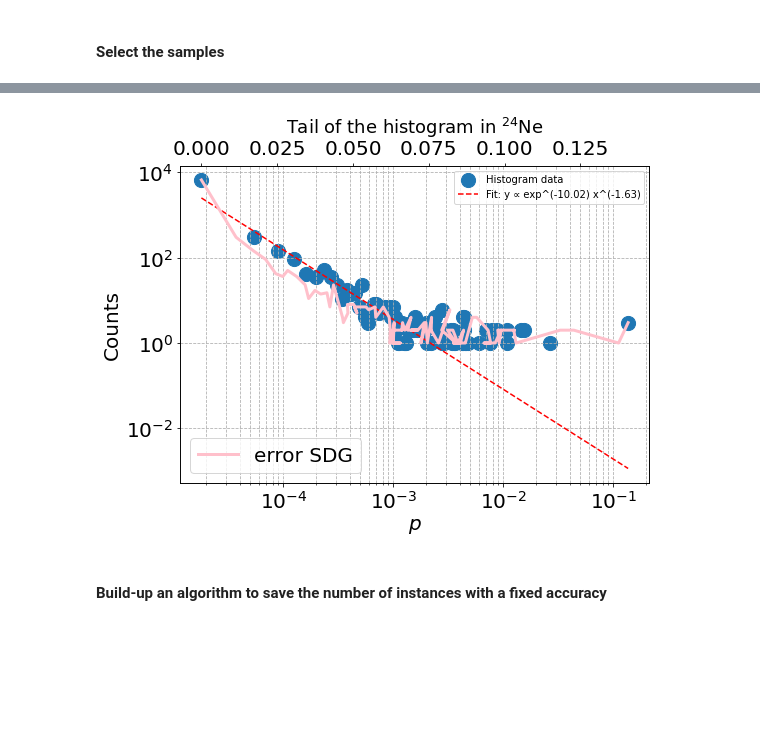
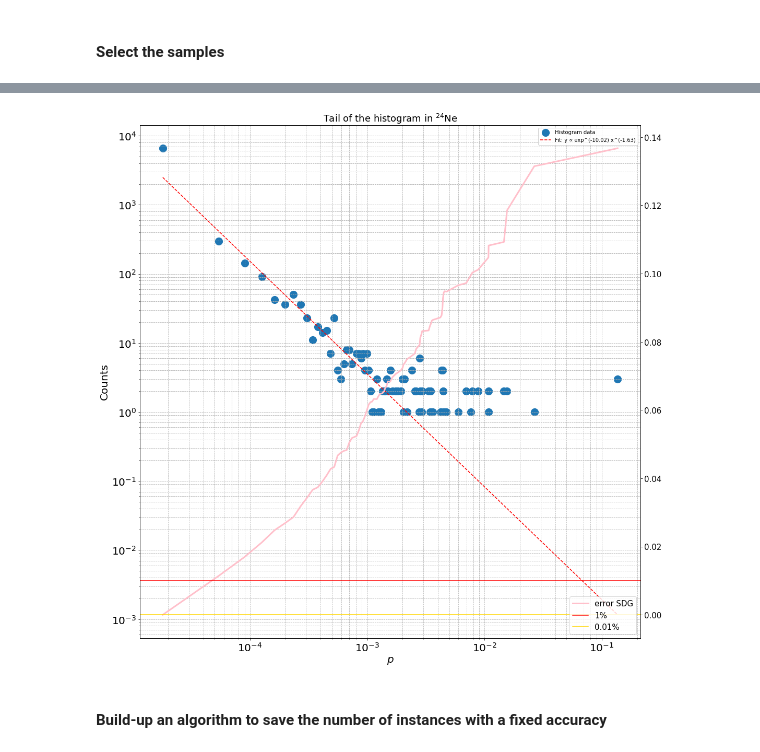
Before and after one commit to emacosta95/QuantumMachineLearningFermions, a Jupyter notebook: SampledBasedDiagonalization.ipynb, the cells around one changed output, grey strips where cells are left out. Saved outputs shown, nothing was run; the diff lists cells and outputs as text; code cells hidden in the pictures; blank space fills up the shorter version.

```diff
--- a/SampledBasedDiagonalization.ipynb
+++ b/SampledBasedDiagonalization.ipynb
@@ -62,3 +62,6 @@ dimension= 640
 #### Select the samples
 # %%
 prob=np.conjugate(psi0[:,0])*psi0[:,0]
+prob_nozero=prob[prob<10**-25].copy()/np.sum(prob[prob<10**-25].copy())
+nozero_index=np.arange(prob.shape[0])[prob<10**-25]
+print(prob_nozero.shape)
@@ -65,10 +70,10 @@ prob=np.conjugate(psi0[:,0])*psi0[:,0]
 # %%
 
 n_instances=20
-bins=int(0.5*NSMHamiltonian.hamiltonian.shape[0])
+bins=int(0.1*NSMHamiltonian.hamiltonian.shape[0])
 print(bins)
 selection=np.random.choice(np.arange(prob.shape[0]),size=n_instances,replace=False,p=prob)
-print(selection)
+
 effective_hamiltonian=lil_matrix((n_instances,n_instances))
 
 for a,idx_a in enumerate(selection):
@@ -87,12 +90,16 @@ print(effective_egs)
 # %%
+print(prob[prob<10**-5])
 
-
-
+plt.hist(prob_nozero,bins=bins)
+plt.xlim([0,10**-3])
+plt.show()
 
 # Compute histogram (don't plot yet)
-counts, bin_edges = np.histogram(prob, bins=bins,density=False)
+counts, bin_edges = np.histogram(prob_nozero, bins=bins,density=False)
+print(np.sum(counts))
+print(prob_nozero)
+print(bin_edges)
 
-print(bin_edges)
 # Bin centers (x-axis)
 bin_centers = 0.5 * (bin_edges[1:] + bin_edges[:-1])
 
@@ -100,7 +107,6 @@ bin_centers = 0.5 * (bin_edges[1:] + bin_edges[:-1])
 nonzero = counts > 0
 counts = counts[nonzero]
 
-print(counts)
 
 bin_centers = bin_centers[nonzero]
 bin_widths = np.diff(bin_edges)
@@ -141,14 +166,14 @@ plt.show()
 # %%
 e_values=[]
 errors=[]
-nbatches=10
+nbatches=100
 for i in range(pdf.shape[0]):
     n_instances=np.sum(counts[-i-1:])
     print(n_instances)
     e_ave=0.
     for r in range(nbatches):
 
-        selection=np.random.choice(np.arange(prob.shape[0]),size=n_instances,replace=False,p=prob)
+        selection=np.random.choice(nozero_index,size=n_instances,replace=False,p=prob_nozero)
         # effective_hamiltonian=lil_matrix((n_instances[i],n_instances[i]))
 
         # for a,idx_a in enumerate(selection):
@@ -167,7 +192,9 @@ for i in range(pdf.shape[0]):
 
 
         e_ave+=effective_egs
+
     e_ave=e_ave/nbatches
+    print(e_ave)
     error=np.abs(e_ave-egs[0])/np.abs(egs[0])
     errors.append(error)
     e_values.append(e_ave)
@@ -225,9 +256,9 @@ print(f"Fitted power law: y ≈ {a:.6f} * x^(-{b:.3f})")
 print(f"R² = {r_value**2:.4f}")
 
 # Plot
-fig,ax=plt.subplots(figsize=(8,6))
+fig,ax=plt.subplots(figsize=(15,15))
 
-ax_twin=ax.twiny()
+ax_twin=ax.twinx()
 ax.set_xscale('log')
 ax.set_yscale('log')
 plt.title(r"Tail of the histogram in "+title, fontsize=18)
@@ -239,9 +270,13 @@ ax.tick_params(labelsize=20)
 ax.legend()
 ax.grid(True, which="both", ls="--")
 plt.tight_layout()
-ax_twin.plot(errors,counts,color='pink',linewidth=3,linestyle='-',label='error SDG')
-ax_twin.set_ylabel('relative error(SDG)',fontsize=20)
-ax_twin.legend(fontsize=20,loc='lower left')
-ax_twin.tick_params(labelsize=20)
+ax_twin.plot(x,errors,color='pink',linewidth=3,linestyle='-',label='error SDG')
+ax_twin.set_xlabel('relative error(SDG)',fontsize=20)
+
+ax_twin.tick_params(labelsize=15)
+ax_twin.axhline(y=0.01,label='1%',color='red')
+ax_twin.axhline(y=0.0001,label='0.01%',color='gold')
+
+ax_twin.legend(fontsize=15,loc='lower right')
 plt.show()
 # %% [output]
@@ -249,6 +284,6 @@ plt.show()
 Fitted power law: y ≈ 0.000045 * x^(-1.633)
 R² = 0.9152
-[figure, old version]
+[figure, new version]
 # %% [markdown]
 #### Build-up an algorithm to save the number of instances with a fixed accuracy
 # %% [markdown]
```
Also changed, not shown: parts of 8 cells of this notebook, 7 other files.
